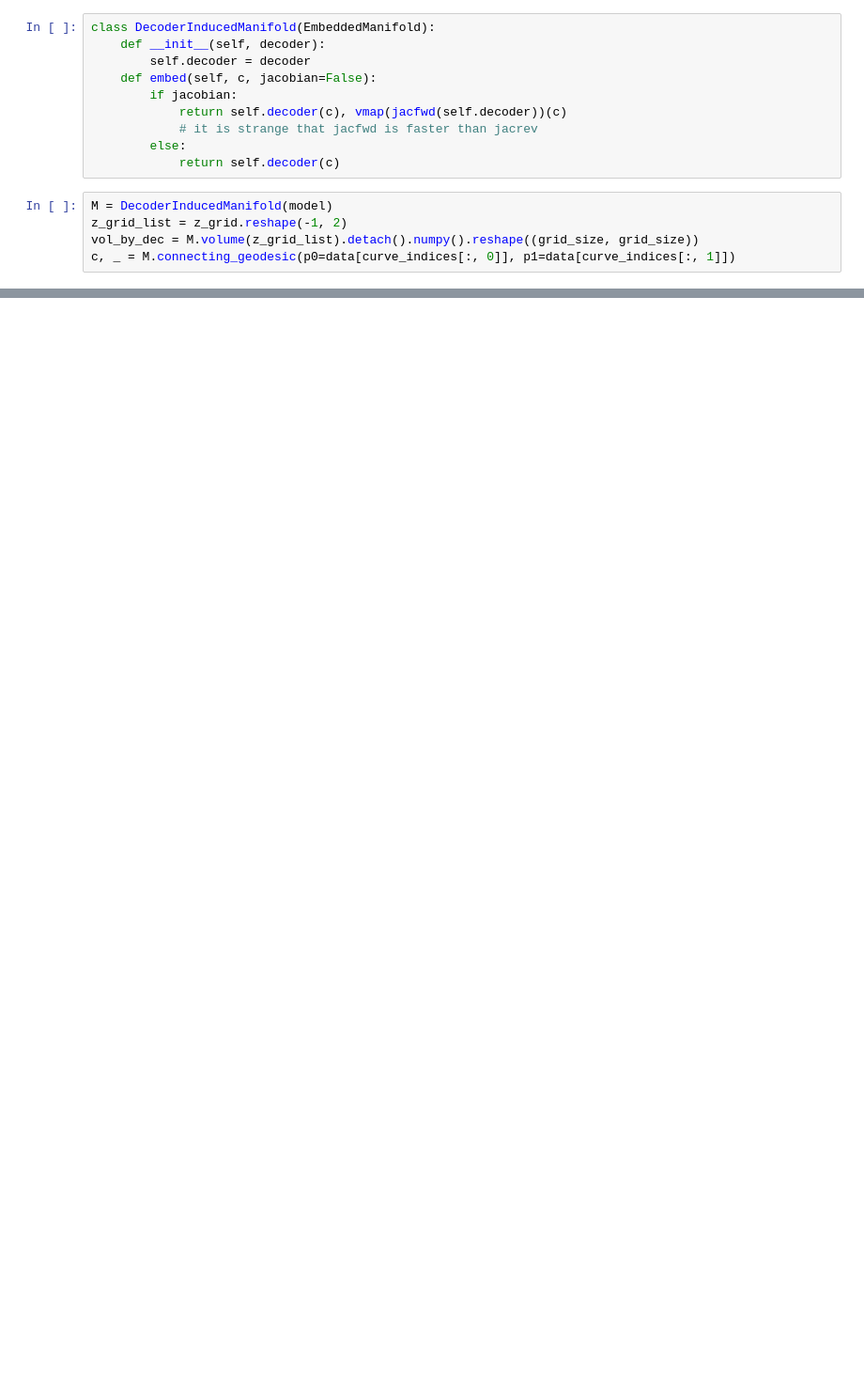
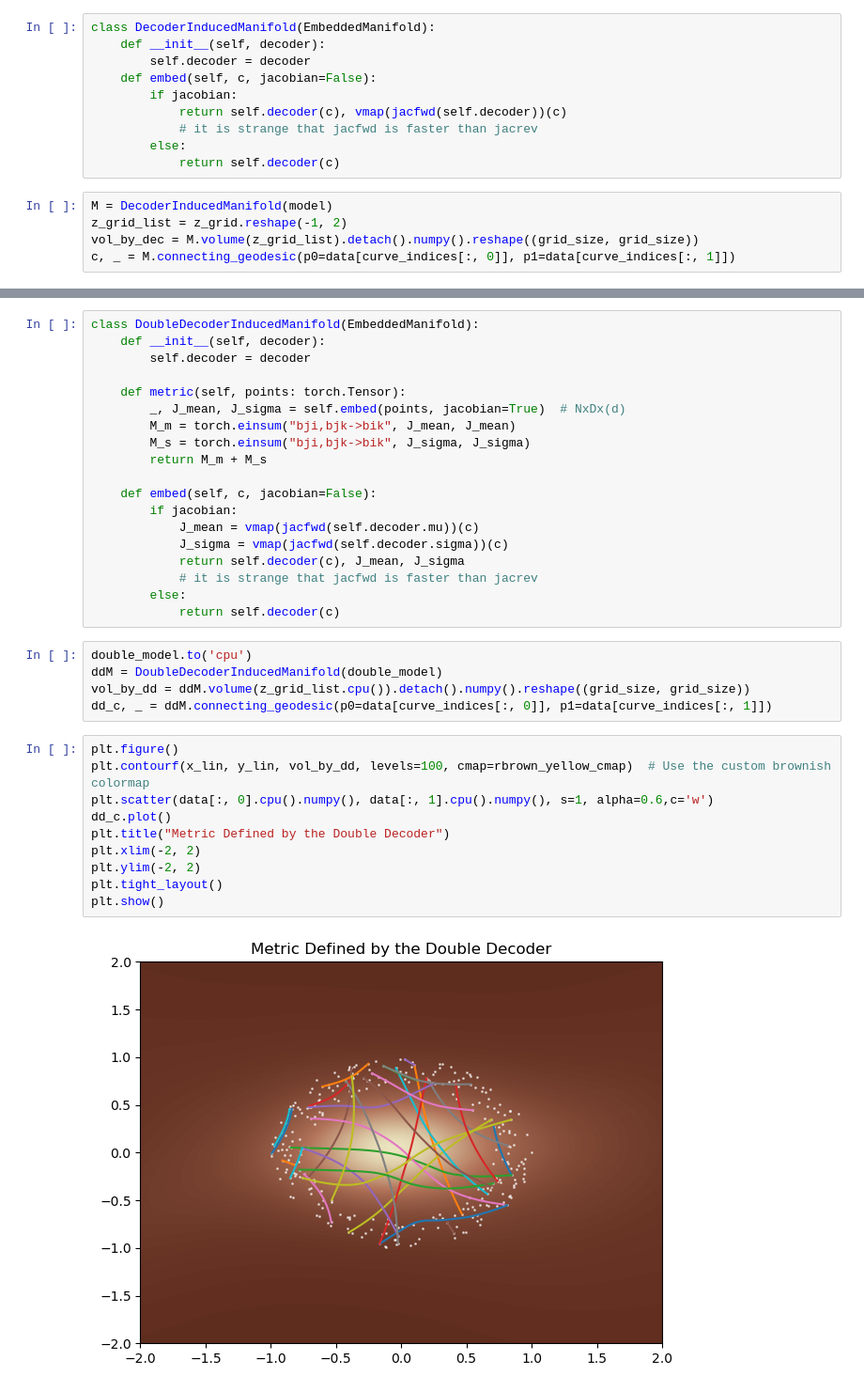
Before and after one commit to fablos/geo_latte, a Jupyter notebook: icra/circular_data.ipynb, the cells around one changed output, grey strips where cells are left out. Shown at 94% size. Drawn from its saved outputs; the diff is of its cells as text; blank space fills up the shorter version.

```diff
--- a/icra/circular_data.ipynb
+++ b/icra/circular_data.ipynb
@@ -131,0 +197,36 @@ data_vae_nd = torch.tensor(data_vae_nd, dtype=torch.float32)
+# %%
+class DoubleDecoderInducedManifold(EmbeddedManifold):
+    def __init__(self, decoder):
+        self.decoder = decoder
+
+    def metric(self, points: torch.Tensor):
+        _, J_mean, J_sigma = self.embed(points, jacobian=True)  # NxDx(d)
+        M_m = torch.einsum("bji,bjk->bik", J_mean, J_mean)
+        M_s = torch.einsum("bji,bjk->bik", J_sigma, J_sigma)
+        return M_m + M_s
+
+    def embed(self, c, jacobian=False):
+        if jacobian:
+            J_mean = vmap(jacfwd(self.decoder.mu))(c)
+            J_sigma = vmap(jacfwd(self.decoder.sigma))(c)
+            return self.decoder(c), J_mean, J_sigma
+            # it is strange that jacfwd is faster than jacrev
+        else:
+            return self.decoder(c)
+# %%
+double_model.to('cpu')
+ddM = DoubleDecoderInducedManifold(double_model)
+vol_by_dd = ddM.volume(z_grid_list.cpu()).detach().numpy().reshape((grid_size, grid_size))
+dd_c, _ = ddM.connecting_geodesic(p0=data[curve_indices[:, 0]], p1=data[curve_indices[:, 1]])
+# %%
+plt.figure()
+plt.contourf(x_lin, y_lin, vol_by_dd, levels=100, cmap=rbrown_yellow_cmap)  # Use the custom brownish colormap
+plt.scatter(data[:, 0].cpu().numpy(), data[:, 1].cpu().numpy(), s=1, alpha=0.6,c='w')
+dd_c.plot()
+plt.title("Metric Defined by the Double Decoder")
+plt.xlim(-2, 2)
+plt.ylim(-2, 2)
+plt.tight_layout()
+plt.show()
+# %% [output]
+[figure, added]
```
Also changed, not shown: parts of 13 cells of this notebook, 1 other file.
